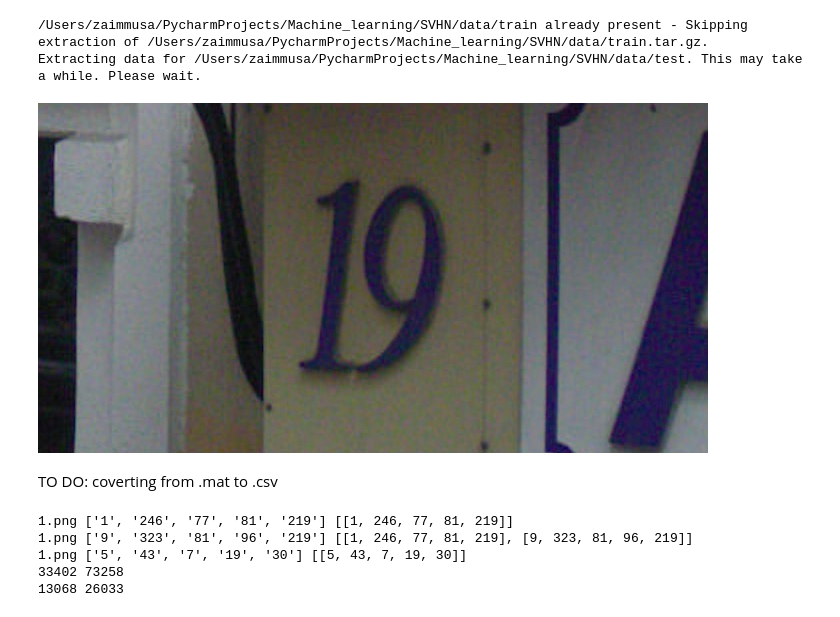
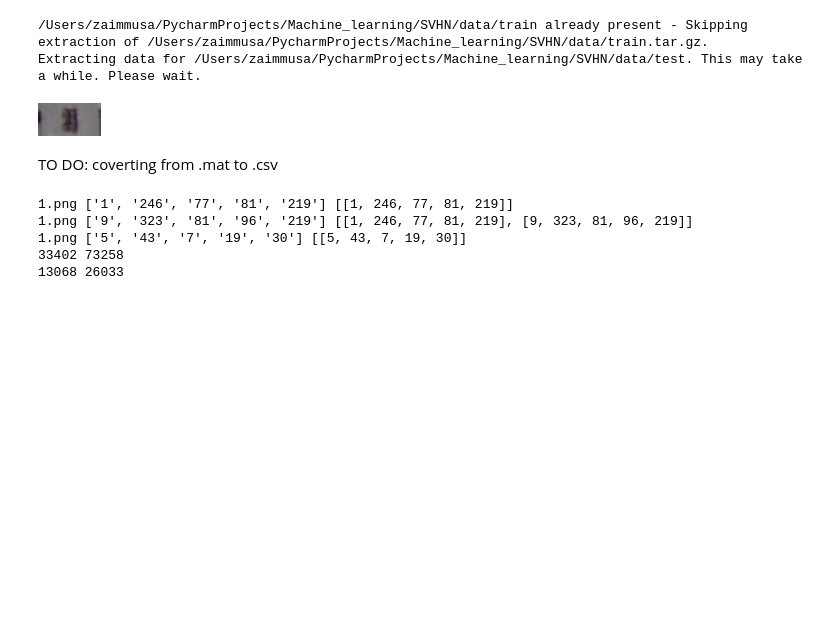
Before and after one commit to Logic4Twisted/SVHN, a Jupyter notebook: SVHN.ipynb, the cells around one changed output. Drawn from its saved outputs; the diff is of its cells as text; code cells hidden in the pictures; blank space fills up the shorter version.

```diff
--- a/SVHN.ipynb
+++ b/SVHN.ipynb
@@ -33,9 +34,9 @@ maybe_extract(root_dir + '/data/test.tar.gz')
 Extracting data for /Users/zaimmusa/PycharmProjects/Machine_learning/SVHN/data/test. This may take a while. Please wait.
 # %%
 from IPython.display import Image
-display(Image(filename= root_dir + '/data/train/1.png'))
+display(Image(filename= root_dir + '/data/train/11.png'))
 # %% [output]
-[figure, old version]
+[figure, new version]
 # %% [markdown]
 TO DO: coverting from .mat to .csv
 # %%
```
Also changed, not shown: parts of 11 cells of this notebook, 1 other file.
